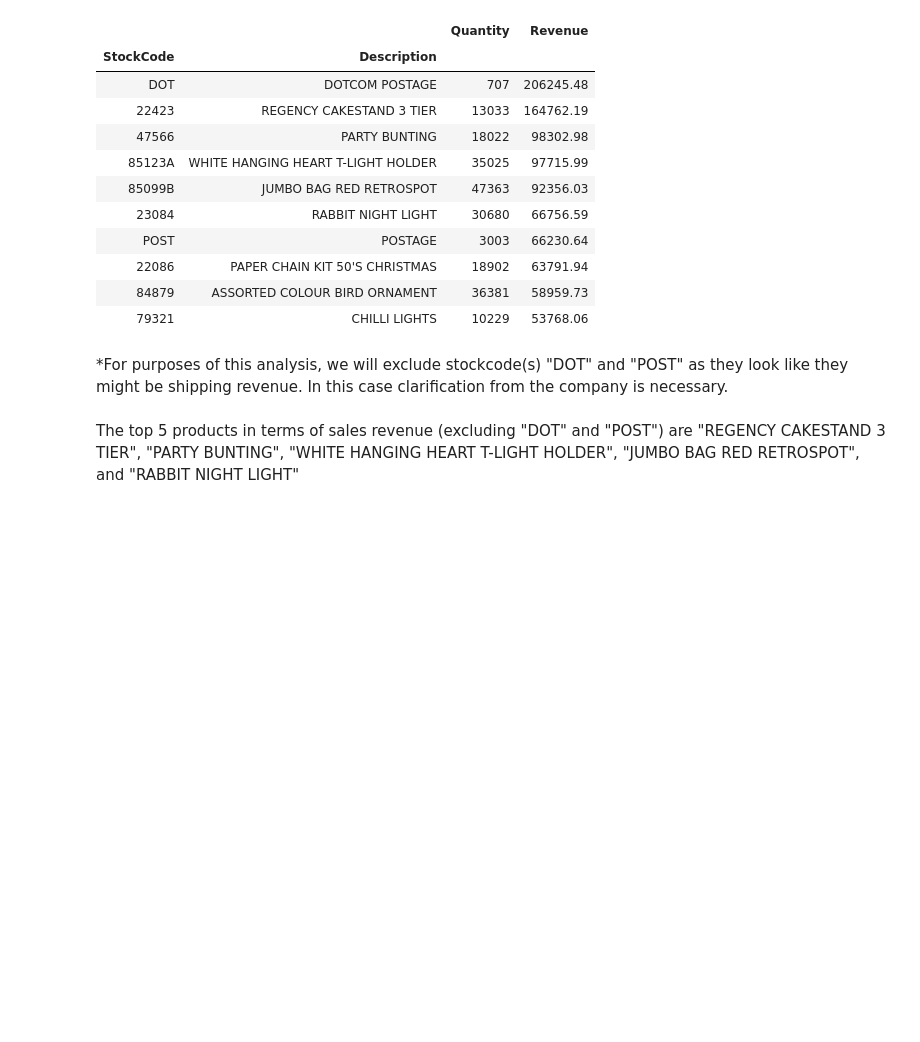
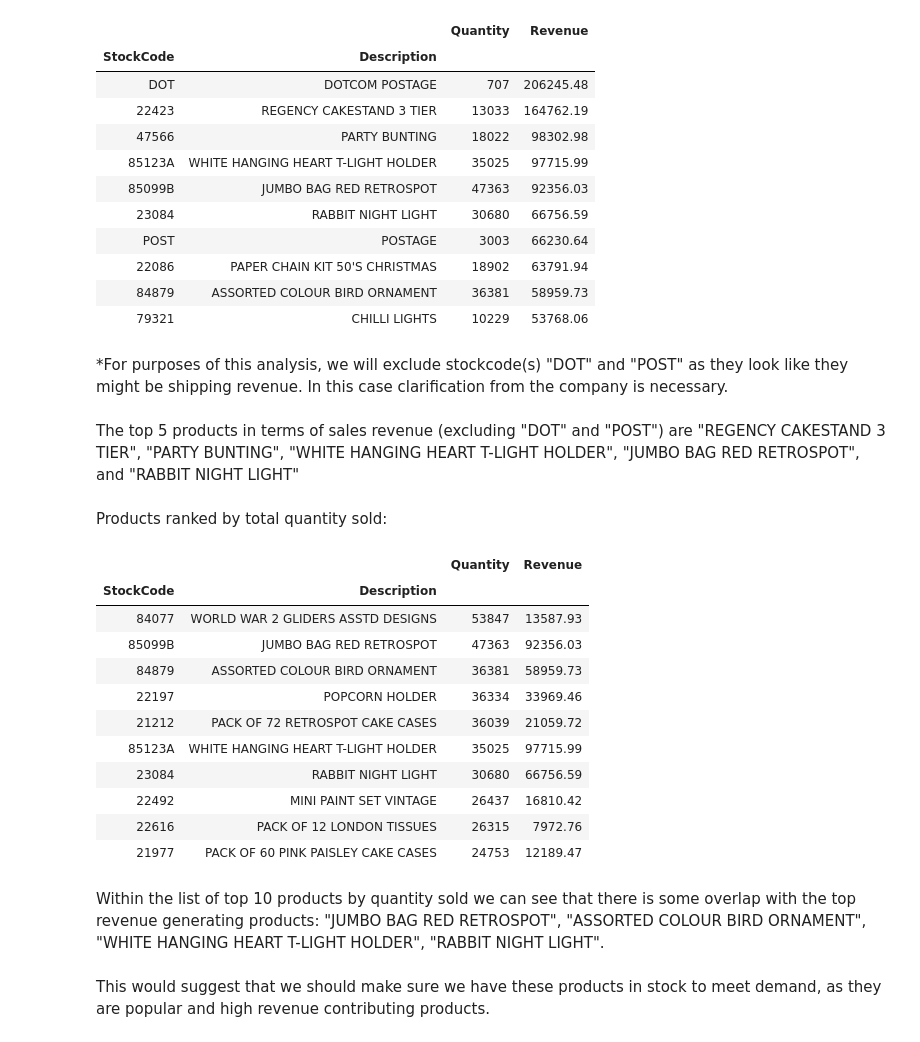
Before and after one commit to kmc6123/bi_analysis, a Jupyter notebook: analysis.ipynb, the cells around one changed output. Drawn from its saved outputs; the diff is of its cells as text; code cells hidden in the pictures; blank space fills up the shorter version.

```diff
--- a/analysis.ipynb
+++ b/analysis.ipynb
@@ -20,7 +20,7 @@ Populating the interactive namespace from numpy and matplotlib
 # %% [markdown]
 # Import dataset
 # %%
-data = pd.read_csv("/Users/kevincooney/Desktop/data.csv", encoding='cp1252')
+data = pd.read_csv("/Users/kevincooney/Desktop/Project_portfolio/retail_analysis/data.csv", encoding='cp1252')
 # %%
 data.head(n=5)
 # %% [output]
@@ -287,3 +287,26 @@ revbyproduct.head(10)[["Quantity", "Revenue"]]
 *For purposes of this analysis, we will exclude stockcode(s) "DOT" and "POST" as they look like they might be shipping revenue. In this case clarification from the company is necessary.
 # %% [markdown]
 The top 5 products in terms of sales revenue (excluding "DOT" and "POST") are "REGENCY CAKESTAND 3 TIER", "PARTY BUNTING", "WHITE HANGING HEART T-LIGHT HOLDER", "JUMBO BAG RED RETROSPOT", and "RABBIT NIGHT LIGHT"
+# %% [markdown]
+Products ranked by total quantity sold:
+# %%
+revbyproduct= data.groupby(["StockCode","Description"]).sum().round(2).sort_values(["Quantity"], ascending=False)
+# %%
+revbyproduct[["Quantity", "Revenue"]].head(n=10)
+# %% [output]
+|  |  | Quantity | Revenue |
+| StockCode | Description |  |  |
+| 84077 | WORLD WAR 2 GLIDERS ASSTD DESIGNS | 53847 | 13587.93 |
+| 85099B | JUMBO BAG RED RETROSPOT | 47363 | 92356.03 |
+| 84879 | ASSORTED COLOUR BIRD ORNAMENT | 36381 | 58959.73 |
+| 22197 | POPCORN HOLDER | 36334 | 33969.46 |
+| 21212 | PACK OF 72 RETROSPOT CAKE CASES | 36039 | 21059.72 |
+| 85123A | WHITE HANGING HEART T-LIGHT HOLDER | 35025 | 97715.99 |
+| 23084 | RABBIT NIGHT LIGHT | 30680 | 66756.59 |
+| 22492 | MINI PAINT SET VINTAGE | 26437 | 16810.42 |
+| 22616 | PACK OF 12 LONDON TISSUES | 26315 | 7972.76 |
+| 21977 | PACK OF 60 PINK PAISLEY CAKE CASES | 24753 | 12189.47 |
+# %% [markdown]
+Within the list of top 10 products by quantity sold we can see that there is some overlap with the top revenue generating products: "JUMBO BAG RED RETROSPOT", "ASSORTED COLOUR BIRD ORNAMENT", "WHITE HANGING HEART T-LIGHT HOLDER", "RABBIT NIGHT LIGHT".
+# %% [markdown]
+This would suggest that we should make sure we have these products in stock to meet demand, as they are popular and high revenue contributing products.
```
Also changed, not shown: parts of 5 cells of this notebook.
